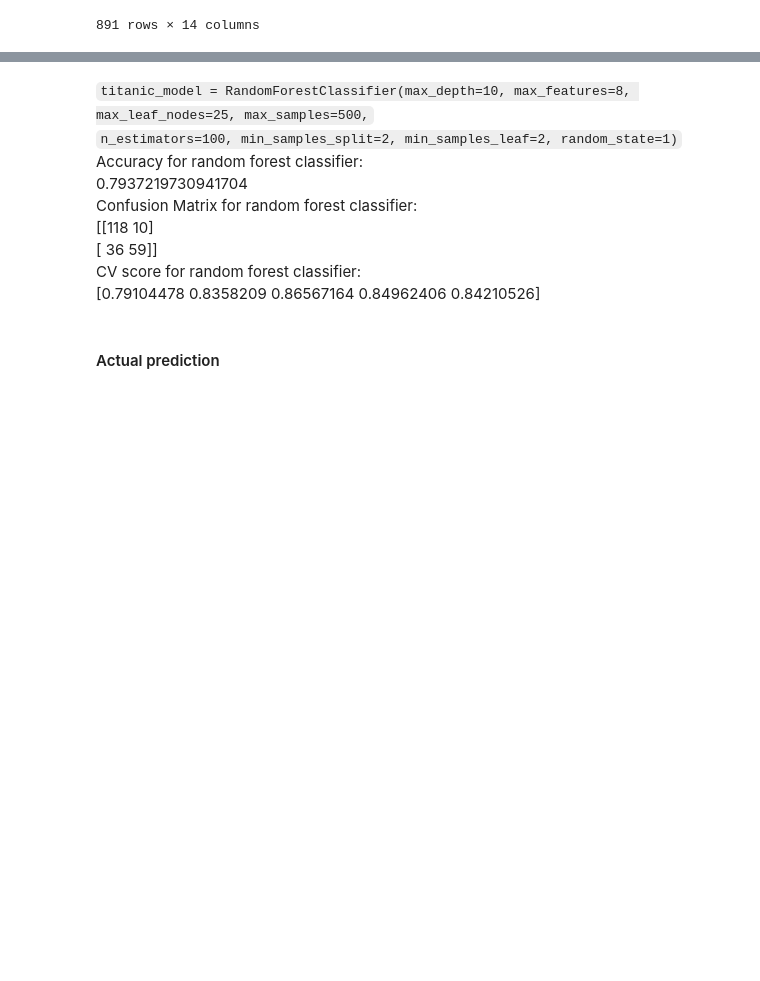
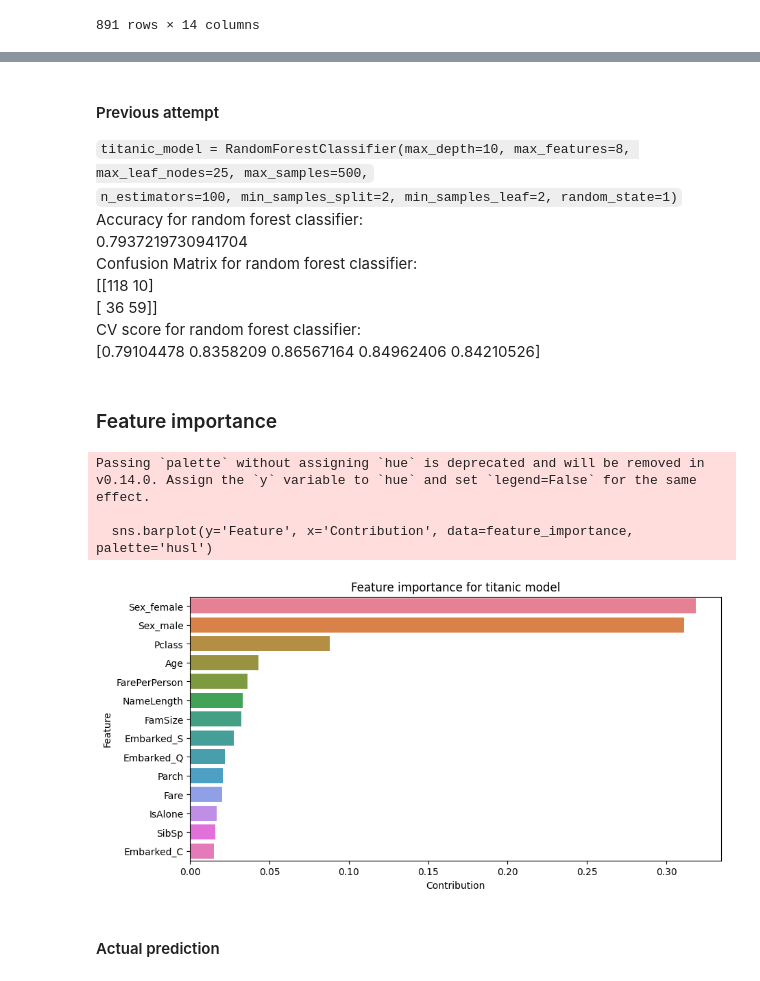
Before and after one commit to kurczakooo/kaggle-titanic-competition, a Jupyter notebook: better_approach.ipynb, the cells around one changed output, grey strips where cells are left out. Cells and saved outputs as stored; diff of their text form; code cells hidden in the pictures; blank space fills up the shorter version.

```diff
--- a/better_approach.ipynb
+++ b/better_approach.ipynb
@@ -182,4 +200,6 @@ Best params:
 # %% [markdown]
+#### Previous attempt
+
 `titanic_model = RandomForestClassifier(max_depth=10, max_features=8, max_leaf_nodes=25, max_samples=500,` \
                                        `n_estimators=100, min_samples_split=2, min_samples_leaf=2, random_state=1)`\
 Accuracy for random forest classifier:\
@@ -189,6 +209,27 @@ Confusion Matrix for random forest classifier:\
  [ 36  59]]\
 CV score for random forest classifier:\
  [0.79104478 0.8358209  0.86567164 0.84962406 0.84210526]
+# %% [markdown]
+### Feature importance
+# %%
+import matplotlib.pyplot as plt
+import seaborn as sns
+
+feature_importance = pd.DataFrame({'Feature':features, 'Contribution':titanic_model.feature_importances_})
+feature_importance = feature_importance.sort_values(by='Contribution', ascending=False)
+
+
+plt.figure(figsize=(10, 5))
+plt.title('Feature importance for titanic model')
+
+sns.barplot(y='Feature', x='Contribution', data=feature_importance, palette='husl')
+
+plt.show()
+# %% [output]
+Passing `palette` without assigning `hue` is deprecated and will be removed in v0.14.0. Assign the `y` variable to `hue` and set `legend=False` for the same effect.
+
+  sns.barplot(y='Feature', x='Contribution', data=feature_importance, palette='husl')
+[figure, added]
 # %% [markdown]
 #### Actual prediction
 # %%
```
Also changed, not shown: parts of 8 cells of this notebook, 2 other files.
